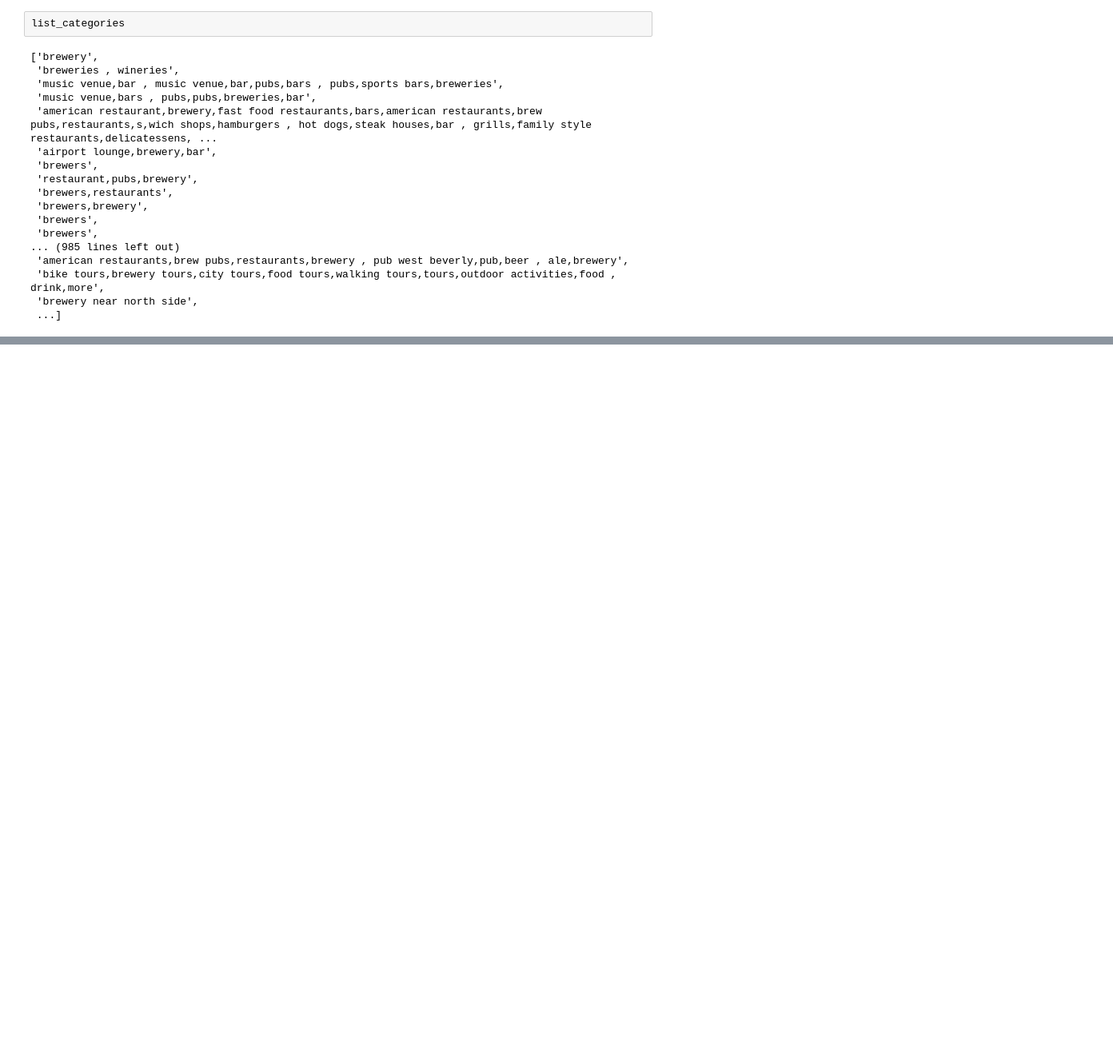
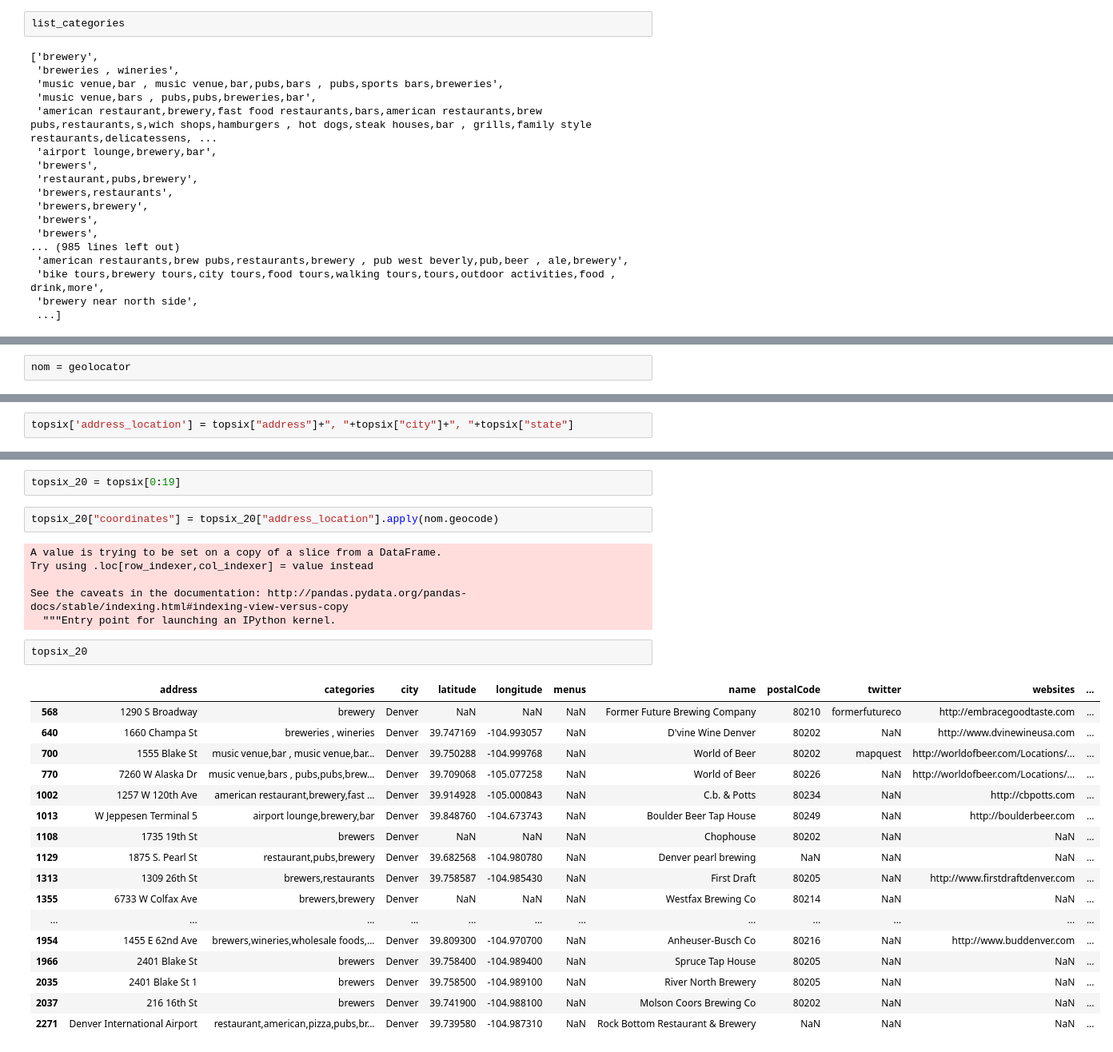
Before and after one commit to realsaul00/Breweries, a Jupyter notebook: topsix.ipynb, the cells around one changed output, grey strips where cells are left out. Shown at 80% size. Saved outputs shown, nothing was run; the diff lists cells and outputs as text; blank space fills up the shorter version.

```diff
--- a/topsix.ipynb
+++ b/topsix.ipynb
@@ -278,0 +314,2 @@ with open("list_categories.txt", "w+", newline="") as file:
+# %%
+nom = geolocator
@@ -278,0 +333,2 @@ with open("list_categories.txt", "w+", newline="") as file:
+# %%
+topsix['address_location'] = topsix["address"]+", "+topsix["city"]+", "+topsix["state"]
@@ -278,0 +344,30 @@ with open("list_categories.txt", "w+", newline="") as file:
+# %%
+topsix_20 = topsix[0:19]
+# %%
+topsix_20["coordinates"] = topsix_20["address_location"].apply(nom.geocode)
+# %% [output]
+A value is trying to be set on a copy of a slice from a DataFrame.
+Try using .loc[row_indexer,col_indexer] = value instead
+
+See the caveats in the documentation: http://pandas.pydata.org/pandas-docs/stable/indexing.html#indexing-view-versus-copy
+  """Entry point for launching an IPython kernel.
+# %%
+topsix_20
+# %% [output]
+|  | address | categories | city | latitude | longitude | menus | name | postalCode | twitter | websites | ... |
+| 568 | 1290 S Broadway | brewery | Denver | NaN | NaN | NaN | Former Future Brewing Company | 80210 | formerfutureco | http://embracegoodtaste.com | ... |
+| 640 | 1660 Champa St | breweries , wineries | Denver | 39.747169 | -104.993057 | NaN | D'vine Wine Denver | 80202 | NaN | http://www.dvinewineusa.com | ... |
+| 700 | 1555 Blake St | music venue,bar , music venue,bar... | Denver | 39.750288 | -104.999768 | NaN | World of Beer | 80202 | mapquest | http://worldofbeer.com/Locations/... | ... |
+| 770 | 7260 W Alaska Dr | music venue,bars , pubs,pubs,brew... | Denver | 39.709068 | -105.077258 | NaN | World of Beer | 80226 | NaN | http://worldofbeer.com/Locations/... | ... |
+| 1002 | 1257 W 120th Ave | american restaurant,brewery,fast ... | Denver | 39.914928 | -105.000843 | NaN | C.b. & Potts | 80234 | NaN | http://cbpotts.com | ... |
+| 1013 | W Jeppesen Terminal 5 | airport lounge,brewery,bar | Denver | 39.848760 | -104.673743 | NaN | Boulder Beer Tap House | 80249 | NaN | http://boulderbeer.com | ... |
+| 1108 | 1735 19th St | brewers | Denver | NaN | NaN | NaN | Chophouse | 80202 | NaN | NaN | ... |
+| 1129 | 1875 S. Pearl St | restaurant,pubs,brewery | Denver | 39.682568 | -104.980780 | NaN | Denver pearl brewing | NaN | NaN | NaN | ... |
+| 1313 | 1309 26th St | brewers,restaurants | Denver | 39.758587 | -104.985430 | NaN | First Draft | 80205 | NaN | http://www.firstdraftdenver.com | ... |
+| 1355 | 6733 W Colfax Ave | brewers,brewery | Denver | NaN | NaN | NaN | Westfax Brewing Co | 80214 | NaN | NaN | ... |
+| ... | ... | ... | ... | ... | ... | ... | ... | ... | ... | ... | ... |
+| 1954 | 1455 E 62nd Ave | brewers,wineries,wholesale foods,... | Denver | 39.809300 | -104.970700 | NaN | Anheuser-Busch Co | 80216 | NaN | http://www.buddenver.com | ... |
+| 1966 | 2401 Blake St | brewers | Denver | 39.758400 | -104.989400 | NaN | Spruce Tap House | 80205 | NaN | NaN | ... |
+| 2035 | 2401 Blake St 1 | brewers | Denver | 39.758500 | -104.989100 | NaN | River North Brewery | 80205 | NaN | NaN | ... |
+| 2037 | 216 16th St | brewers | Denver | 39.741900 | -104.988100 | NaN | Molson Coors Brewing Co | 80202 | NaN | NaN | ... |
+| 2271 | Denver International Airport | restaurant,american,pizza,pubs,br... | Denver | 39.739580 | -104.987310 | NaN | Rock Bottom Restaurant & Brewery | NaN | NaN | NaN | ... |
```
Also changed, not shown: parts of 24 cells of this notebook.
